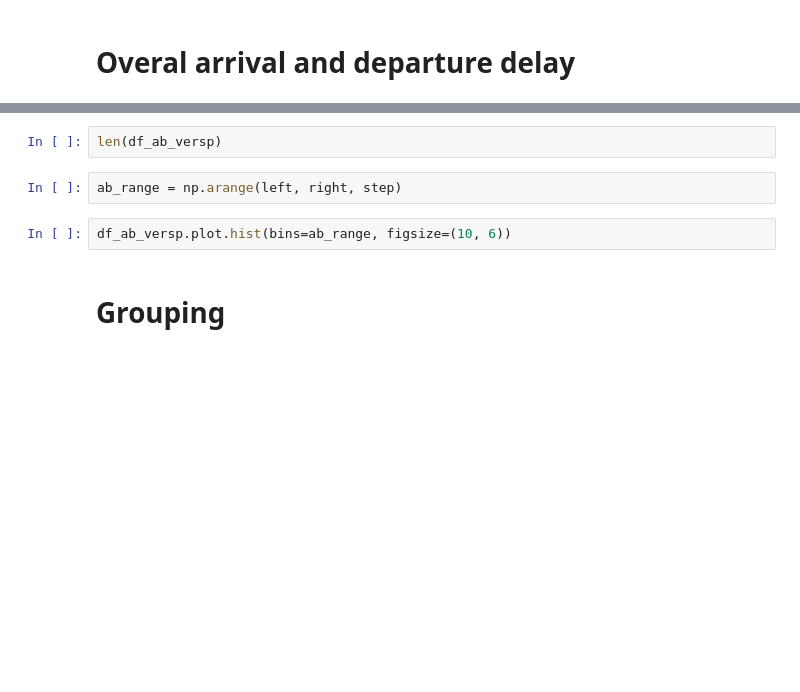
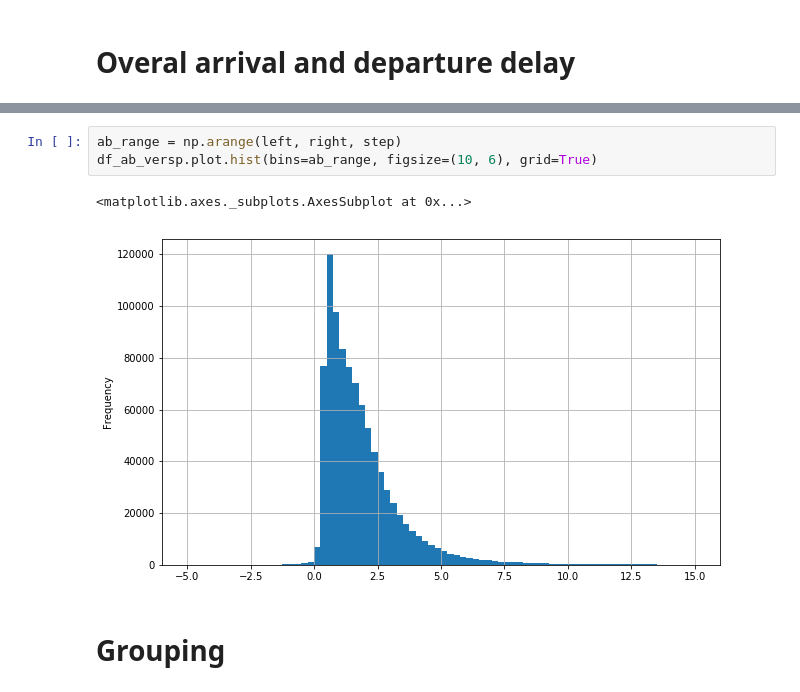
Before and after one commit to jlieberherr/swiss-train-delay-distributions, a Jupyter notebook: analysis.ipynb, the cells around one changed output, grey strips where cells are left out. Cells and saved outputs as stored; diff of their text form; blank space fills up the shorter version.

```diff
--- a/analysis.ipynb
+++ b/analysis.ipynb
@@ -100,9 +129,9 @@ df_ab_versp.head(15)
-# %%
-len(df_ab_versp)
 # %%
 ab_range = np.arange(left, right, step)
+df_ab_versp.plot.hist(bins=ab_range, figsize=(10, 6), grid=True)
+# %% [output]
+<matplotlib.axes._subplots.AxesSubplot at 0x...>
+[figure, added]
-# %%
-df_ab_versp.plot.hist(bins=ab_range, figsize=(10, 6))
 # %% [markdown]
 # Grouping
 # %%
```
Also changed, not shown: parts of 20 cells of this notebook, 1 other file.
